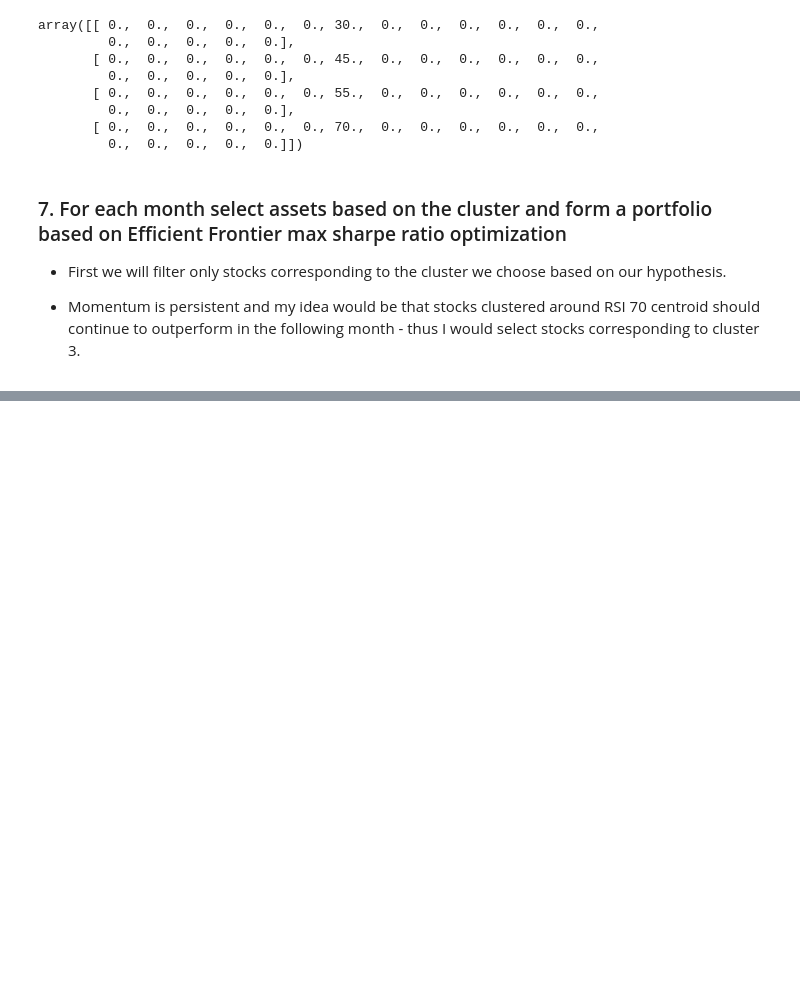
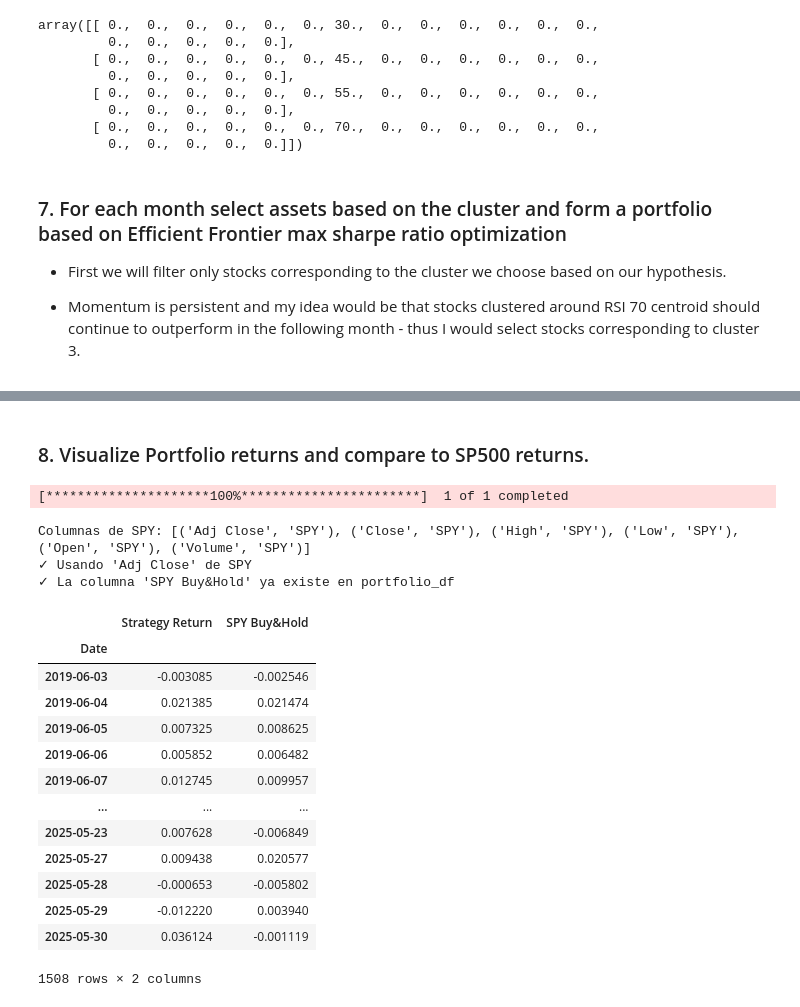
Before and after one commit to Juanes-xd/Proyecto-InfraestructirasParalelas, a Jupyter notebook: Project1.ipynb, the cells around one changed output, grey strips where cells are left out. Cells and saved outputs as stored; diff of their text form; code cells hidden in the pictures; blank space fills up the shorter version.

```diff
--- a/Project1.ipynb
+++ b/Project1.ipynb
@@ -594,0 +816,73 @@ fixed_dates
+# %% [markdown]
+### 8. Visualize Portfolio returns and compare to SP500 returns.
+# %%
+spy = yf.download(tickers='SPY',
+                  start='2015-01-01',
+                  end=dt.date.today(),
+                  auto_adjust=False)  # Para obtener Adj Close
+
+print(f"Columnas de SPY: {spy.columns.tolist()}")
+
+# Para un solo ticker, acceder directamente a la columna
+if 'Adj Close' in spy.columns:
+    spy_prices = spy['Adj Close']
+    print("✓ Usando 'Adj Close' de SPY")
+else:
+    spy_prices = spy['Close']
+    print("✓ Usando 'Close' de SPY (Adj Close no disponible)")
+
+# Calcular returns y convertir a DataFrame
+spy_ret = np.log(spy_prices).diff().dropna()
+
+# Verificar tipo antes de convertir
+if isinstance(spy_ret, pd.Series):
+    spy_ret = spy_ret.to_frame('SPY Buy&Hold')
+else:
+    spy_ret.columns = ['SPY Buy&Hold']
+
+#print(f"\nEstructura de SPY returns:")
+#print(spy_ret.head())
+
+# Verificar si la columna ya existe antes del merge
+if 'SPY Buy&Hold' in portfolio_df.columns:
+    print("✓ La columna 'SPY Buy&Hold' ya existe en portfolio_df")
+    #print(f"\nPortfolio final con SPY:")
+    #print(portfolio_df.head())
+else:
+    # Hacer merge con portfolio_df
+    portfolio_df = portfolio_df.merge(spy_ret,
+                                      left_index=True,
+                                      right_index=True,
+                                      how='left')
+
+    #print(f"\nPortfolio final con SPY:")
+    #print(portfolio_df.head())
+
+portfolio_df
+
+# Filtrar solo las columnas necesarias
+portfolio_df_final = portfolio_df[['Strategy Return', 'SPY Buy&Hold']].copy()
+
+#print(f"Columnas finales: {portfolio_df_final.columns.tolist()}")
+#print(f"Forma del DataFrame final: {portfolio_df_final.shape}")
+#print(f"\nPrimeras filas:")
+portfolio_df_final
+# %% [output]
+[*********************100%***********************]  1 of 1 completed
+Columnas de SPY: [('Adj Close', 'SPY'), ('Close', 'SPY'), ('High', 'SPY'), ('Low', 'SPY'), ('Open', 'SPY'), ('Volume', 'SPY')]
+✓ Usando 'Adj Close' de SPY
+✓ La columna 'SPY Buy&Hold' ya existe en portfolio_df
+|  | Strategy Return | SPY Buy&Hold |
+| Date |  |  |
+| 2019-06-03 | -0.003085 | -0.002546 |
+| 2019-06-04 | 0.021385 | 0.021474 |
+| 2019-06-05 | 0.007325 | 0.008625 |
+| 2019-06-06 | 0.005852 | 0.006482 |
+| 2019-06-07 | 0.012745 | 0.009957 |
+| ... | ... | ... |
+| 2025-05-23 | 0.007628 | -0.006849 |
+| 2025-05-27 | 0.009438 | 0.020577 |
+| 2025-05-28 | -0.000653 | -0.005802 |
+| 2025-05-29 | -0.012220 | 0.003940 |
+| 2025-05-30 | 0.036124 | -0.001119 |
+1508 rows × 2 columns
```
Also changed, not shown: parts of 22 cells of this notebook.
